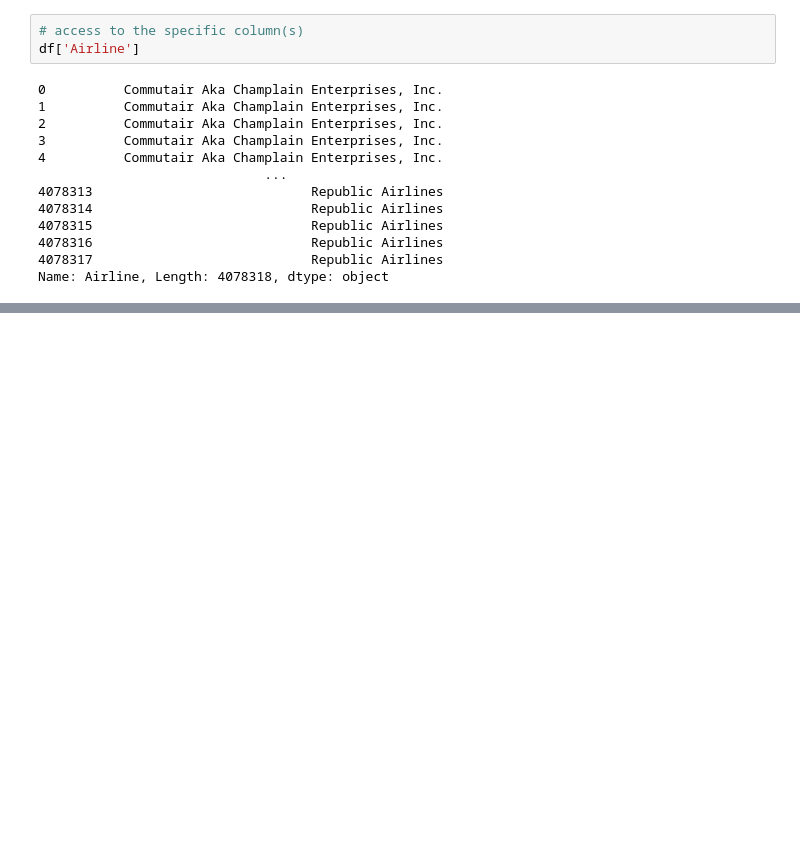
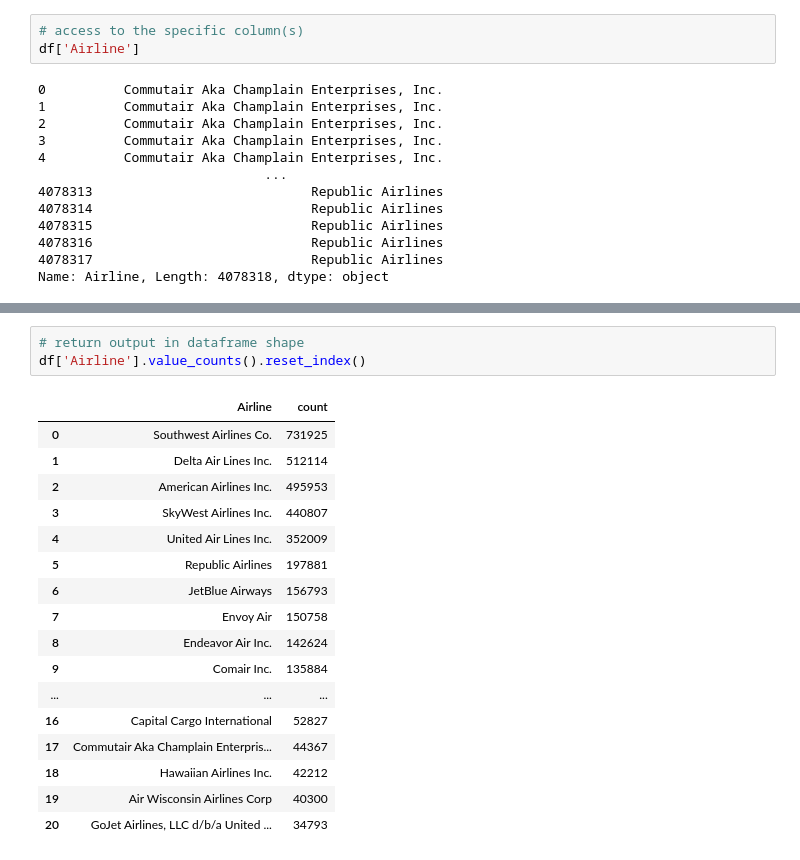
Before and after one commit to Mohammad188/Business-Intelligence, a Jupyter notebook: Tools/Python(packages)/flight_dataset.ipynb, the cells around one changed output, grey strips where cells are left out. Drawn from its saved outputs; the diff is of its cells as text; blank space fills up the shorter version.

```diff
--- a/Tools/Python(packages)/flight_dataset.ipynb
+++ b/Tools/Python(packages)/flight_dataset.ipynb
@@ -195,0 +304,21 @@ Name: Airline, Length: 4078318, dtype: object
+# %%
+# return output in dataframe shape
+df['Airline'].value_counts().reset_index()
+# %% [output]
+|  | Airline | count |
+| 0 | Southwest Airlines Co. | 731925 |
+| 1 | Delta Air Lines Inc. | 512114 |
+| 2 | American Airlines Inc. | 495953 |
+| 3 | SkyWest Airlines Inc. | 440807 |
+| 4 | United Air Lines Inc. | 352009 |
+| 5 | Republic Airlines | 197881 |
+| 6 | JetBlue Airways | 156793 |
+| 7 | Envoy Air | 150758 |
+| 8 | Endeavor Air Inc. | 142624 |
+| 9 | Comair Inc. | 135884 |
+| ... | ... | ... |
+| 16 | Capital Cargo International | 52827 |
+| 17 | Commutair Aka Champlain Enterpris... | 44367 |
+| 18 | Hawaiian Airlines Inc. | 42212 |
+| 19 | Air Wisconsin Airlines Corp | 40300 |
+| 20 | GoJet Airlines, LLC d/b/a United ... | 34793 |
```
Also changed, not shown: parts of 17 cells of this notebook, 32 other files.
